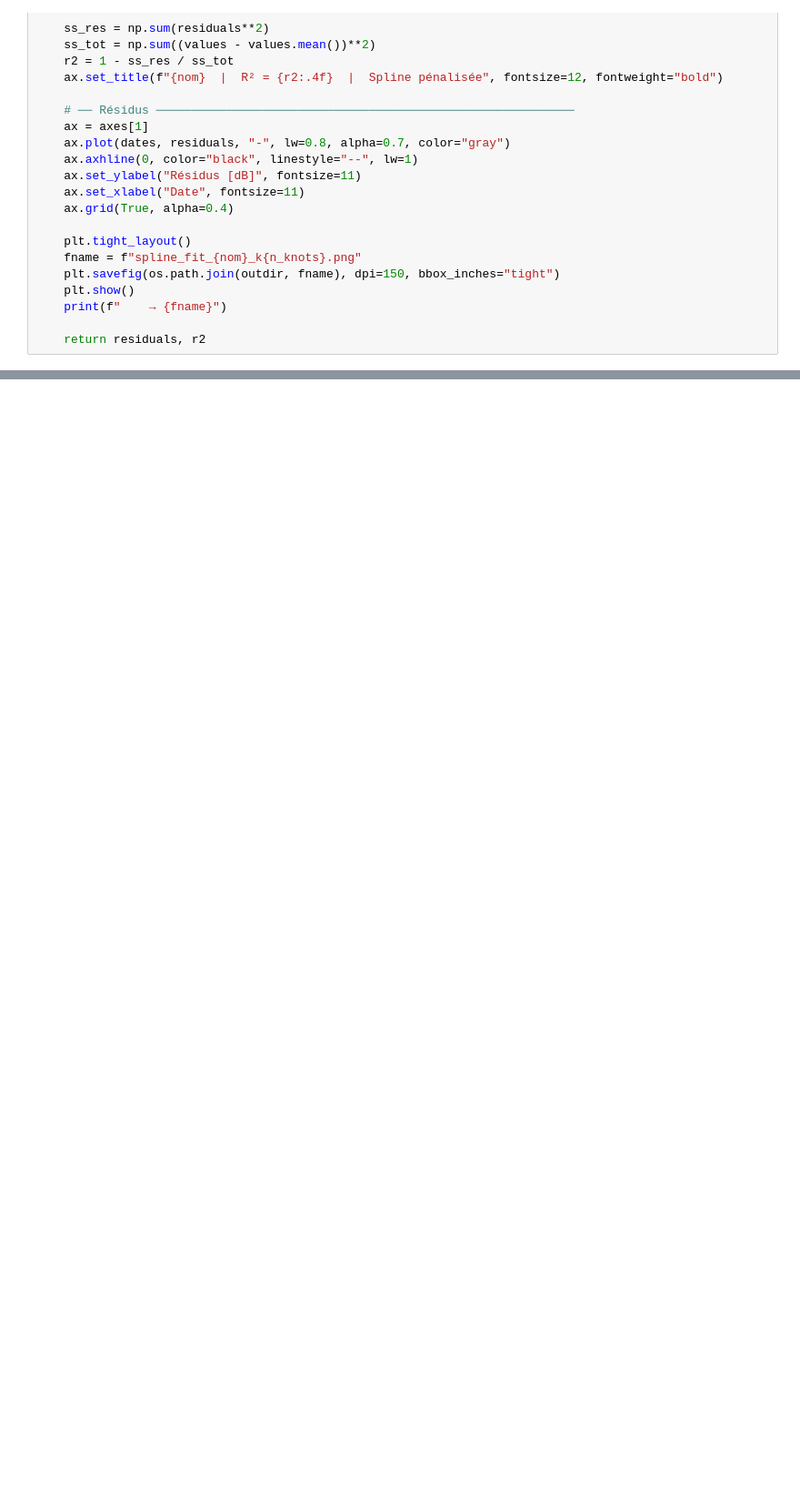
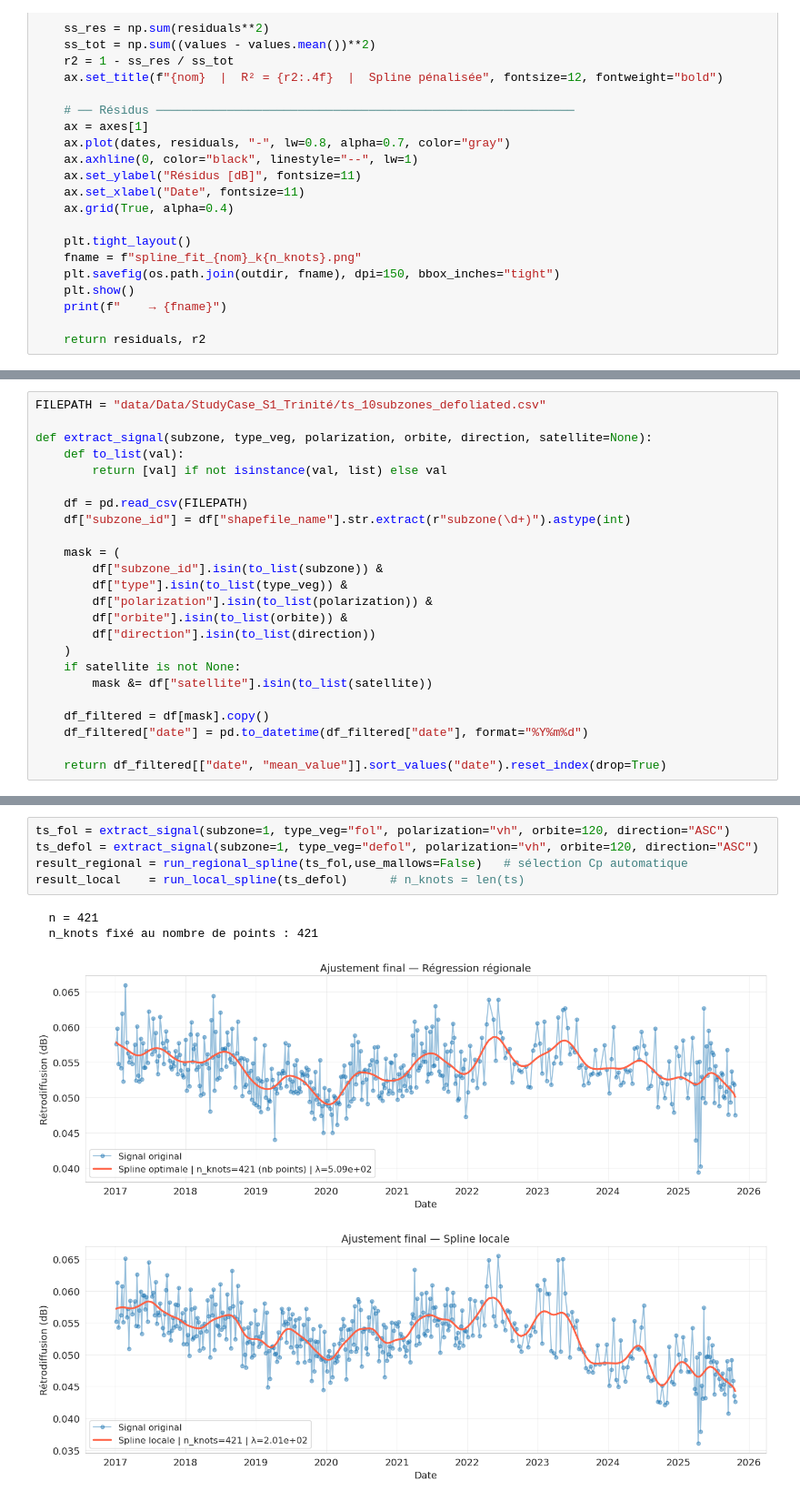
Before and after one commit to clairesn23/readingseminar, a Jupyter notebook: metafile.ipynb, the cells around one changed output, grey strips where cells are left out. Shown at 91% size. Drawn from its saved outputs; the diff is of its cells as text; blank space fills up the shorter version.

```diff
--- a/metafile.ipynb
+++ b/metafile.ipynb
@@ -175 +175,25 @@ residuals_spline = values - Y_hat
     → residuals_analysis_VV_ASC_méthodespline.png
+# %%
+FILEPATH = "data/Data/StudyCase_S1_Trinité/ts_10subzones_defoliated.csv"
+
+def extract_signal(subzone, type_veg, polarization, orbite, direction, satellite=None):
+    def to_list(val):
+        return [val] if not isinstance(val, list) else val
+
+    df = pd.read_csv(FILEPATH)
+    df["subzone_id"] = df["shapefile_name"].str.extract(r"subzone(\d+)").astype(int)
+
+    mask = (
+        df["subzone_id"].isin(to_list(subzone)) &
+        df["type"].isin(to_list(type_veg)) &
+        df["polarization"].isin(to_list(polarization)) &
+        df["orbite"].isin(to_list(orbite)) &
+        df["direction"].isin(to_list(direction))
+    )
+    if satellite is not None:
+        mask &= df["satellite"].isin(to_list(satellite))
+
+    df_filtered = df[mask].copy()
+    df_filtered["date"] = pd.to_datetime(df_filtered["date"], format="%Y%m%d")
+
+    return df_filtered[["date", "mean_value"]].sort_values("date").reset_index(drop=True)
@@ -175,0 +347,10 @@ residuals_spline = values - Y_hat
+# %%
+ts_fol = extract_signal(subzone=1, type_veg="fol", polarization="vh", orbite=120, direction="ASC")
+ts_defol = extract_signal(subzone=1, type_veg="defol", polarization="vh", orbite=120, direction="ASC")
+result_regional = run_regional_spline(ts_fol,use_mallows=False)   # sélection Cp automatique
+result_local    = run_local_spline(ts_defol)      # n_knots = len(ts)
+# %% [output]
+  n = 421
+  n_knots fixé au nombre de points : 421
+[figure, added]
+[figure, added]
```
Also changed, not shown: parts of 5 cells of this notebook, 1 other file.
